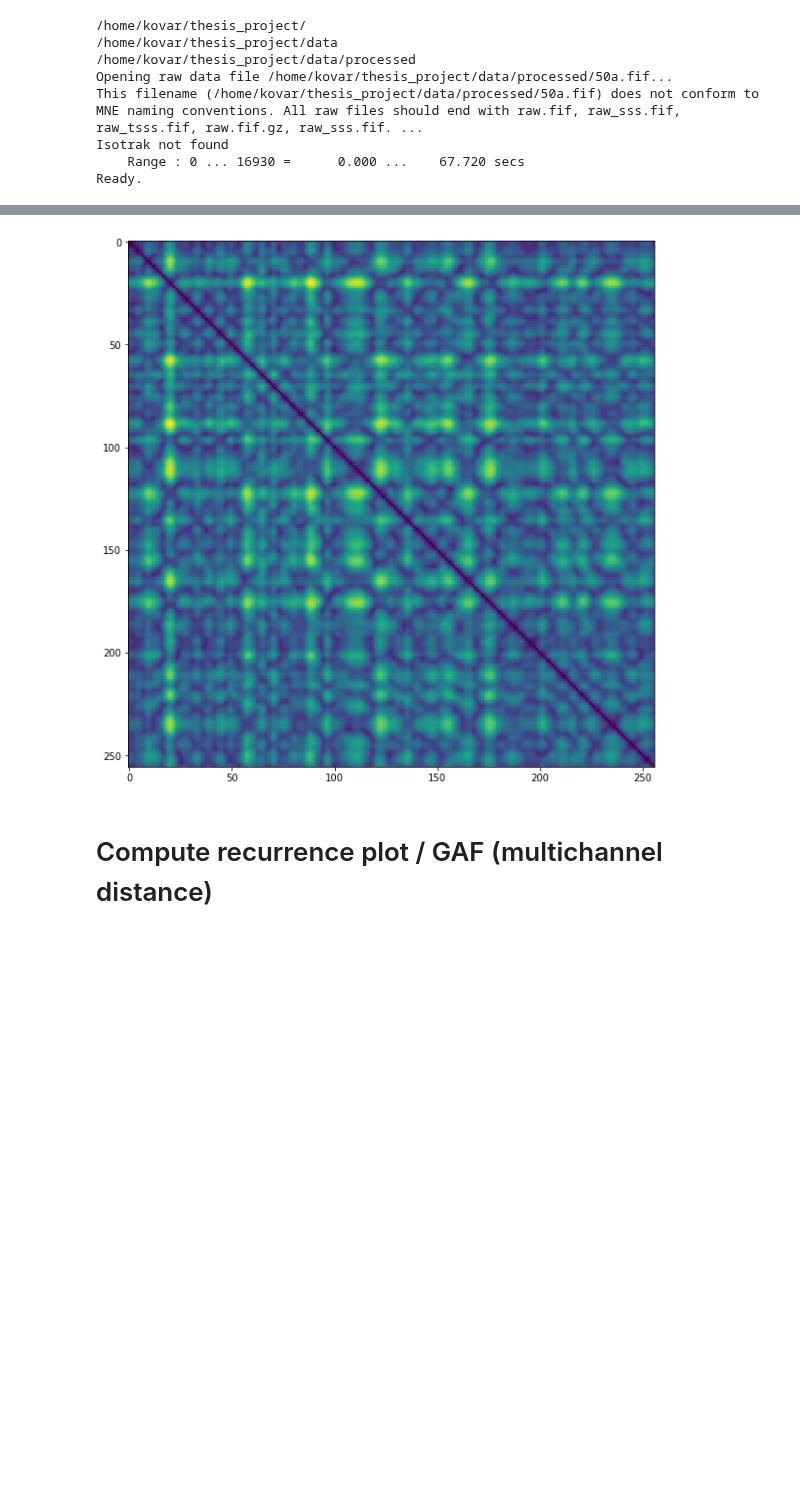
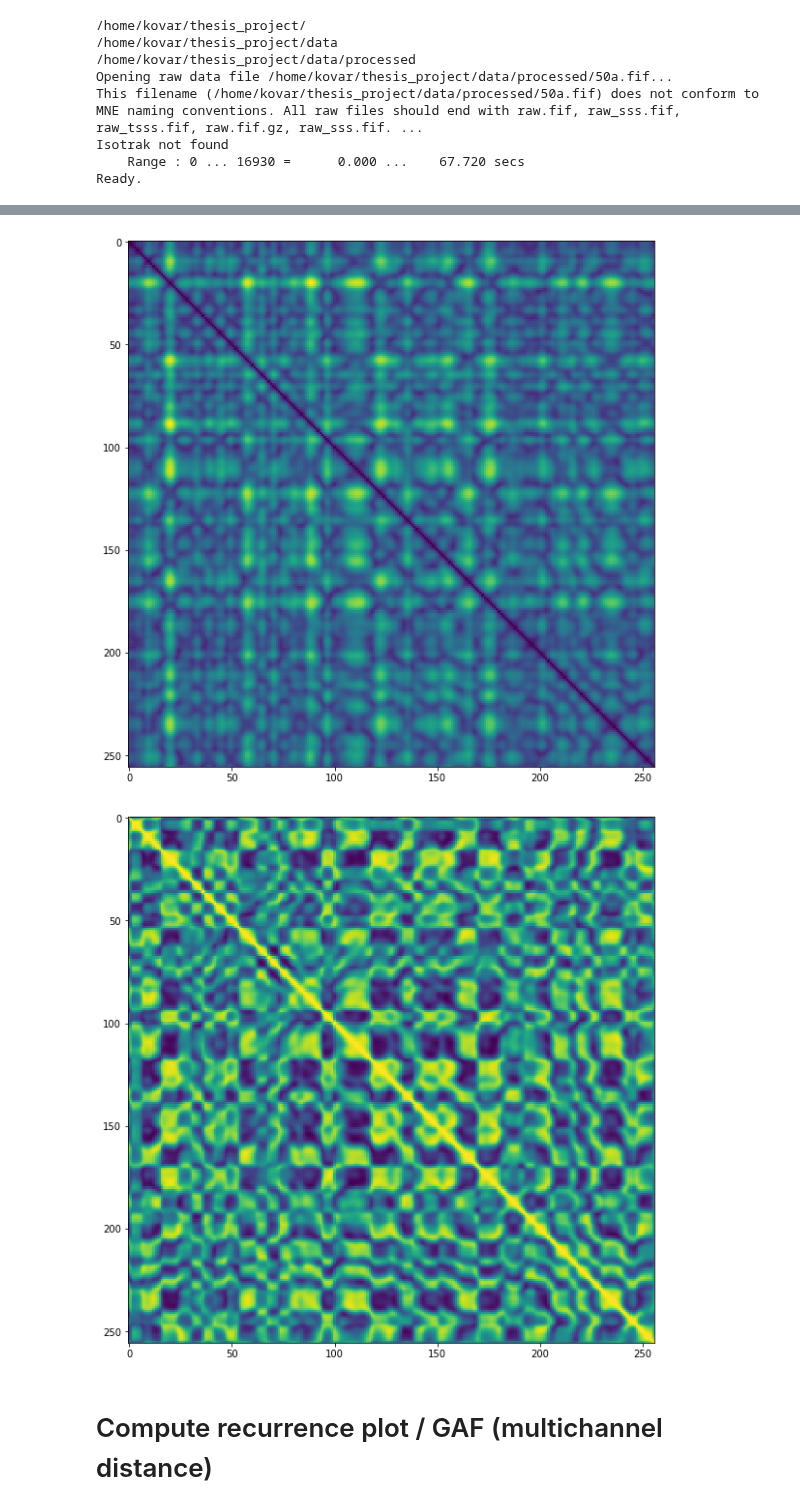
Before and after one commit to mirgee/thesis_project, a Jupyter notebook: notebooks/13a-prepare-data.ipynb, the cells around one changed output, grey strips where cells are left out. Drawn from its saved outputs; the diff is of its cells as text; code cells hidden in the pictures; blank space fills up the shorter version.

```diff
--- a/notebooks/13a-prepare-data.ipynb
+++ b/notebooks/13a-prepare-data.ipynb
@@ -125,17 +125,21 @@ def gaf(serie):
 # %%
 from sklearn.metrics.pairwise import cosine_similarity
 def cos_sim(data):
     return cosine_similarity(data)
 
 plt.figure(figsize=(10,10))
 plt.imshow(rec_plot(data[:256,:], metric='chebyshev'))
 plt.show()
 plt.figure(figsize=(10,10))
 plt.imshow(rec_plot(data[:256,:], metric='euclidean'))
 plt.show()
+plt.figure(figsize=(10,10))
+plt.imshow(cosine_similarity(data[:256,:]))
+plt.show()
 # %% [output]
 [figure]
 [figure]
+[figure, added]
 # %% [markdown]
 # Compute recurrence plot / GAF (multichannel distance)
 # %%
```
Also changed, not shown: 7 other files.
